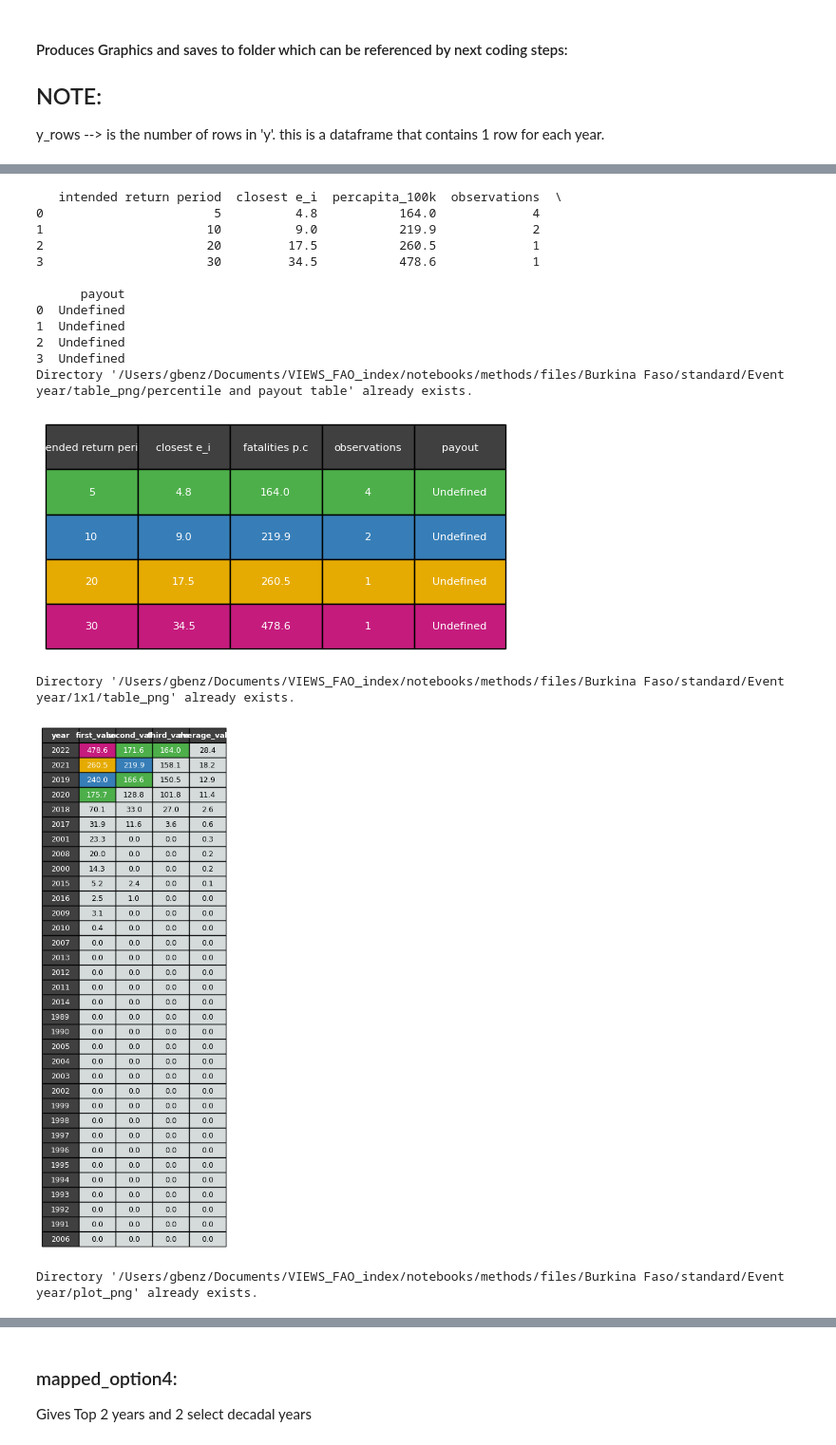
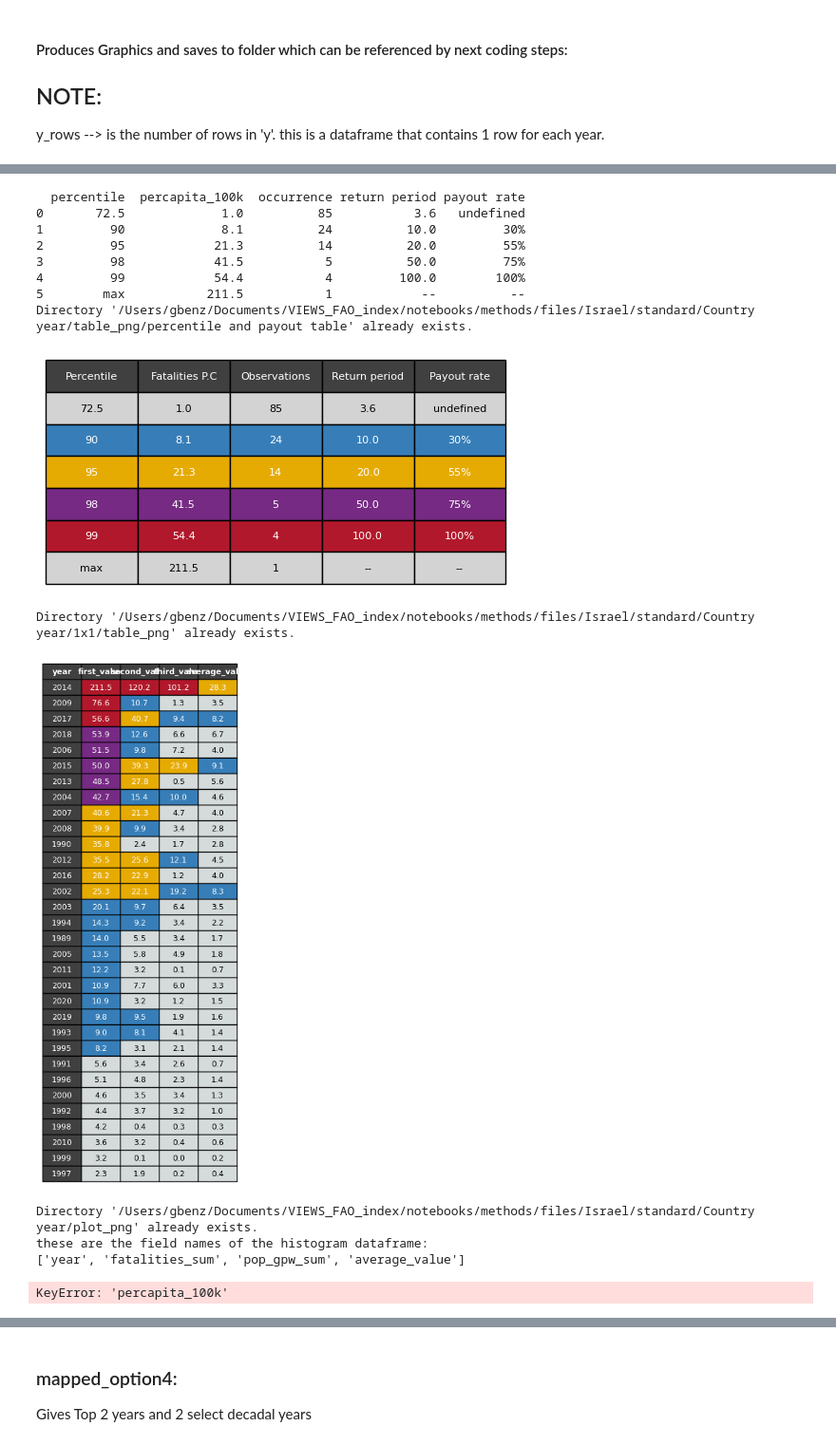
Before and after one commit to prio-data/VIEWS_FAO_index, a Jupyter notebook: notebooks/methods/summary_graphics.ipynb, the cells around one changed output, grey strips where cells are left out. Shown at 95% size. Drawn from its saved outputs; the diff is of its cells as text; code cells hidden in the pictures.

Commit message:
move changes in notebook to appropriate function

```diff
--- a/notebooks/methods/summary_graphics.ipynb
+++ b/notebooks/methods/summary_graphics.ipynb
@@ -88,11 +180,11 @@ else:
 
 #### 'Event year' or 'Country year'
 # %%
-return_period = 'Event year' # 'Event year' or 'Country year'
+return_period = 'Country year' # 'Event year' or 'Country year'
 
 #No need to change -- elements are dependant on the input above:
 #-------------------------------------------------------------------------------------------------------------------------------------------------------------------------------
 if return_period == 'Event year':
-    insurance_attribute = 'Intended Return Period'
+    insurance_attribute = 'return period' # This should eventually be changed and cleaned up
 if return_period == 'Country year':
-    insurance_attribute = 'Return Period'
+    insurance_attribute = 'Return Period' # This should eventually be changed and cleaned up
@@ -101,3 +191,5 @@ country = 'Burkina Faso'
+# %%
+country = 'Israel'
 # %% [markdown]
 ### Select from:
 
@@ -105,7 +197,7 @@ country = 'Burkina Faso'
 
 A value error will be raised to prompt a new input if the selection does match specifications required for the intended method
 # %%
-aggregation = '1'
+aggregation = '3'
 
 #No need to change -- elements are dependant on the input above:
 #-------------------------------------------------------------------------------------------------------------------------------------------------------------------------------
@@ -118,4 +210,9 @@ print(aggregation)
 # %% [output]
 1
 # %%
-sort_annual_report_by = 'average_value' # 'first_value' or 'average_value' /// or year but this is not built in yet
+sort_annual_report_by = 'first_value'
+
+if method == 'smoothing':
+    sort_annual_report_by = 'first_value' # 'first_value' or 'average_value' /// or year but this is not built in yet
+
+print(sort_annual_report_by)
@@ -514,40 +1015,51 @@ y_rows --> is the number of rows in 'y'. this is a dataframe that contains 1 row
 # %%
 #produces graphics, tables, and maps for the CELL TYPE RETURN PERIOD:
 y_rows = y.shape[0]
 #make the insurance table columns lowercase to keep in line with JPR standards:
 z.columns = z.columns.str.lower()
 print(z)
 #-----This is setting up things to export a map---------------------------------------------------------------
 sorted_annual_table = query_and_sort_annual_table(y, field_to_sort=sort_annual_report_by, number_of_rows=y_rows)
 sorted_annual_table.iloc[:, 1:] = sorted_annual_table.iloc[:, 1:].round(1)
+sorted_annual_table = sorted_annual_table.reset_index(drop=True)
 
 filtered_colors = filtered_info['Color'].tolist()
 lineplot_colors = filtered_colors[1:]
 image_save_returnperiodtable(z, color_scheme, insurance_attribute, country, method, return_period, aggregation=aggregation, figure_height=1.75, figure_width=2.5,) #input_table = Jerry_table
     #image_save_map_E_i(gdf_merged, cleaned_thresholds, cleaned_labels, filtered_info_upto30, country, 'Aggregation', 'Cell', year_to_eval, '3', figure_height=3.5, figure_width=3.5)
 plot_and_colorize_annual_table(sorted_annual_table, filtered_info, country, method, return_period, aggregation=aggregation, figure_height=5.5, figure_width=4.0)
-plot_histogram_with_lineplot(x, filtered_info, country, method, return_period, aggregation=aggregation, value_field=value_field, labels_to_omit='Below 1 in 5 year', figure_height=3.0, figure_width=6.0)
+plot_histogram_with_lineplot_3(x, filtered_info, country, method, return_period, aggregation=aggregation, value_field=value_field, labels_to_omit='Below 1 in 10 year', figure_height=3.0, figure_width=6.0)
 
 
 gdf = retrieve_geodataframe(aggregation)
-for annual_event in range(y_rows):
+for annual_event in range(min(10, y_rows)):
+        print(f'map for: {annual_event}')
         year_to_eval = define_year_to_map(sorted_annual_table, annual_event)
         gdf_merged = query_geodataframe(gdf, x, year_to_eval, field=value_field)
-        image_save_map_E_i(gdf_merged, cleaned_thresholds, cleaned_labels, filtered_info, country, method, return_period, year_to_eval, aggregation, field=value_field, figure_height=3.5, figure_width=3.5, year_id=annual_event)
+        image_save_map_E_i(gdf_merged, cleaned_thresholds, cleaned_labels, filtered_info, country, method, return_period, year_to_eval, aggregation, field=value_field, country_label='no', figure_height=3.5, figure_width=3.5, year_id=annual_event)
+
+evaluate_specific_years = [2000, 2010, 2020]
+indices = sorted_annual_table.index[sorted_annual_table['year'].isin(evaluate_specific_years)].tolist()
+
+
+for specific_year in indices:
+        print(f'map for: {specific_year}')
+        year_to_eval = define_year_to_map(sorted_annual_table, specific_year)
+        gdf_merged = query_geodataframe(gdf, x, year_to_eval, field=value_field)
+        image_save_map_E_i(gdf_merged, cleaned_thresholds, cleaned_labels, filtered_info, country, method, return_period, year_to_eval, aggregation, field=value_field, country_label='no', figure_height=3.5, figure_width=3.5, year_id=specific_year)
 # %% [output]
-   intended return period  closest e_i  percapita_100k  observations  \
-0                       5          4.8           164.0             4
-1                      10          9.0           219.9             2
-2                      20         17.5           260.5             1
-3                      30         34.5           478.6             1
-
-      payout
-0  Undefined
-1  Undefined
-2  Undefined
-3  Undefined
-Directory '/Users/gbenz/Documents/VIEWS_FAO_index/notebooks/methods/files/Burkina Faso/standard/Event year/table_png/percentile and payout table' already exists.
+  percentile  percapita_100k  occurrence return period payout rate
+0       72.5             1.0          85           3.6   undefined
+1         90             8.1          24          10.0         30%
+2         95            21.3          14          20.0         55%
+3         98            41.5           5          50.0         75%
+4         99            54.4           4         100.0        100%
+5        max           211.5           1            --          --
+Directory '/Users/gbenz/Documents/VIEWS_FAO_index/notebooks/methods/files/Israel/standard/Country year/table_png/percentile and payout table' already exists.
-[figure, old version]
+[figure, new version]
-Directory '/Users/gbenz/Documents/VIEWS_FAO_index/notebooks/methods/files/Burkina Faso/standard/Event year/1x1/table_png' already exists.
+Directory '/Users/gbenz/Documents/VIEWS_FAO_index/notebooks/methods/files/Israel/standard/Country year/1x1/table_png' already exists.
-[figure, old version]
+[figure, new version]
-Directory '/Users/gbenz/Documents/VIEWS_FAO_index/notebooks/methods/files/Burkina Faso/standard/Event year/plot_png' already exists.
+Directory '/Users/gbenz/Documents/VIEWS_FAO_index/notebooks/methods/files/Israel/standard/Country year/plot_png' already exists.
+these are the field names of the histogram dataframe:
+['year', 'fatalities_sum', 'pop_gpw_sum', 'average_value']
+KeyError: 'percapita_100k'
```
Also changed, not shown: parts of 27 cells of this notebook, 10 other files.
